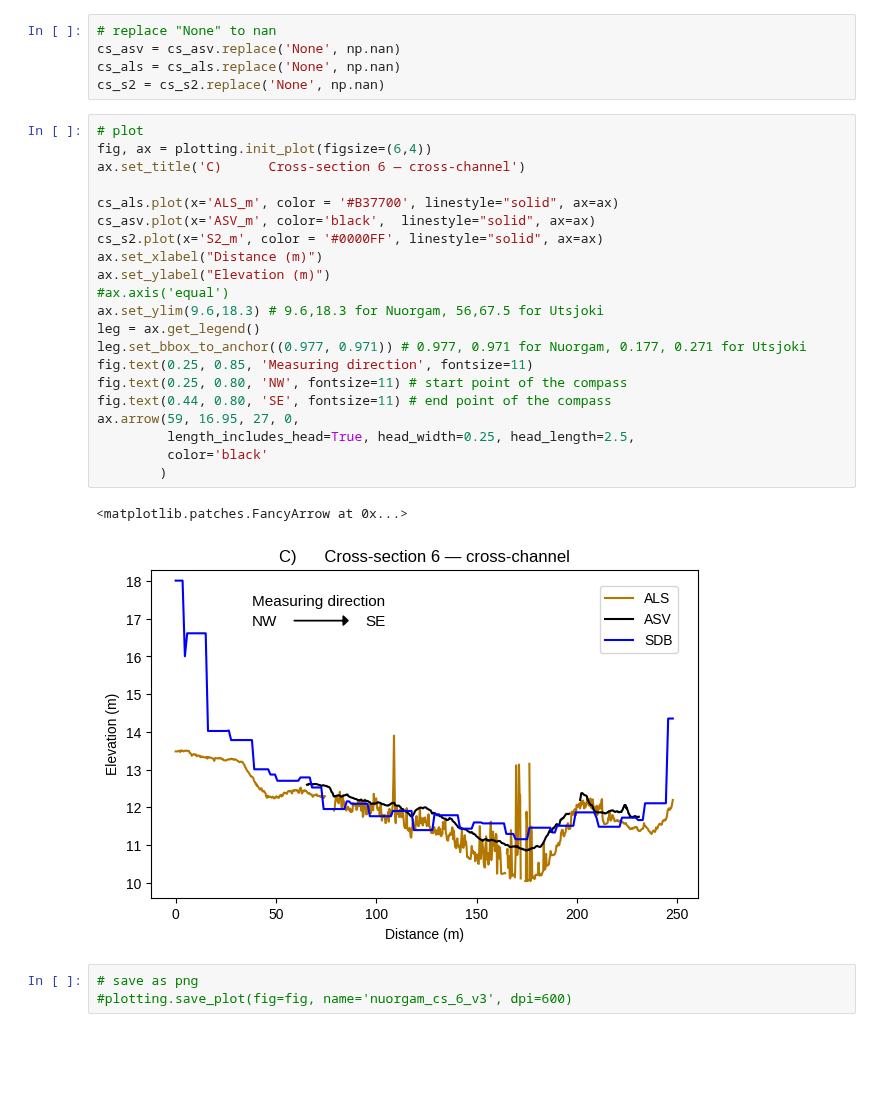
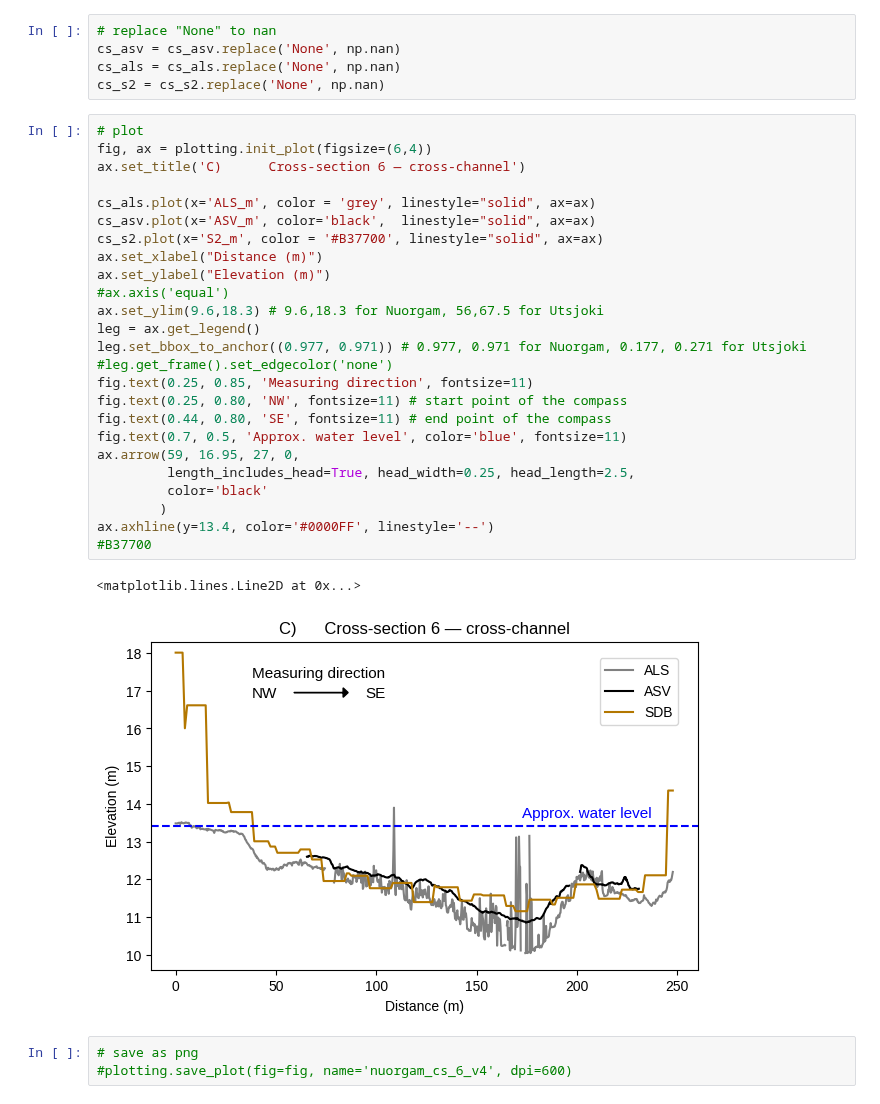
Before and after one commit to susannakukka/bathymetric-model-analysis, a Jupyter notebook: notebooks/cross-section_analysis.ipynb, the cells around one changed output. Drawn from its saved outputs; the diff is of its cells as text; blank space fills up the shorter version.

Commit message:
added water level line to cs plots

```diff
--- a/notebooks/cross-section_analysis.ipynb
+++ b/notebooks/cross-section_analysis.ipynb
@@ -89,27 +89,31 @@ cs_s2 = cs_s2.replace('None', np.nan)
 # %%
 # plot
 fig, ax = plotting.init_plot(figsize=(6,4))
 ax.set_title('C)      Cross-section 6 — cross-channel')
 
-cs_als.plot(x='ALS_m', color = '#B37700', linestyle="solid", ax=ax)
+cs_als.plot(x='ALS_m', color = 'grey', linestyle="solid", ax=ax)
 cs_asv.plot(x='ASV_m', color='black',  linestyle="solid", ax=ax)
-cs_s2.plot(x='S2_m', color = '#0000FF', linestyle="solid", ax=ax)
+cs_s2.plot(x='S2_m', color = '#B37700', linestyle="solid", ax=ax)
 ax.set_xlabel("Distance (m)")
 ax.set_ylabel("Elevation (m)")
 #ax.axis('equal')
 ax.set_ylim(9.6,18.3) # 9.6,18.3 for Nuorgam, 56,67.5 for Utsjoki
 leg = ax.get_legend()
 leg.set_bbox_to_anchor((0.977, 0.971)) # 0.977, 0.971 for Nuorgam, 0.177, 0.271 for Utsjoki
+#leg.get_frame().set_edgecolor('none')
 fig.text(0.25, 0.85, 'Measuring direction', fontsize=11)
 fig.text(0.25, 0.80, 'NW', fontsize=11) # start point of the compass
 fig.text(0.44, 0.80, 'SE', fontsize=11) # end point of the compass
+fig.text(0.7, 0.5, 'Approx. water level', color='blue', fontsize=11)
 ax.arrow(59, 16.95, 27, 0,
          length_includes_head=True, head_width=0.25, head_length=2.5,
          color='black'
         )
+ax.axhline(y=13.4, color='#0000FF', linestyle='--')
+#B37700
 # %% [output]
-<matplotlib.patches.FancyArrow at 0x...>
+<matplotlib.lines.Line2D at 0x...>
-[figure, old version]
+[figure, new version]
 # %%
 # save as png
-#plotting.save_plot(fig=fig, name='nuorgam_cs_6_v3', dpi=600)
+#plotting.save_plot(fig=fig, name='nuorgam_cs_6_v4', dpi=600)
```
